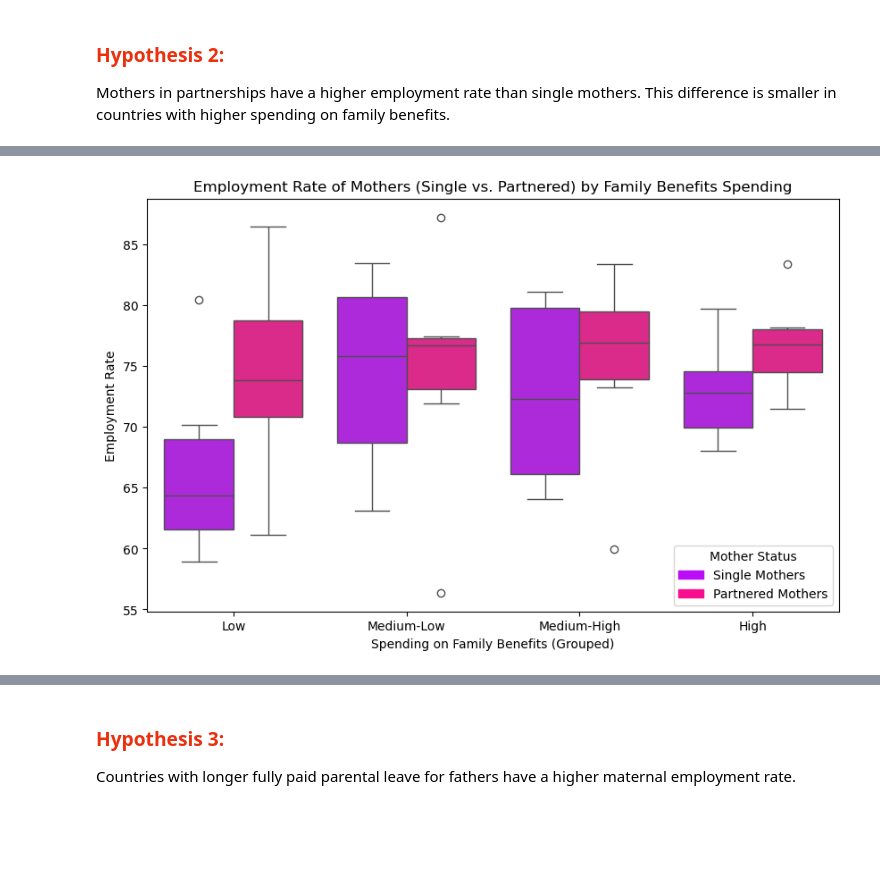
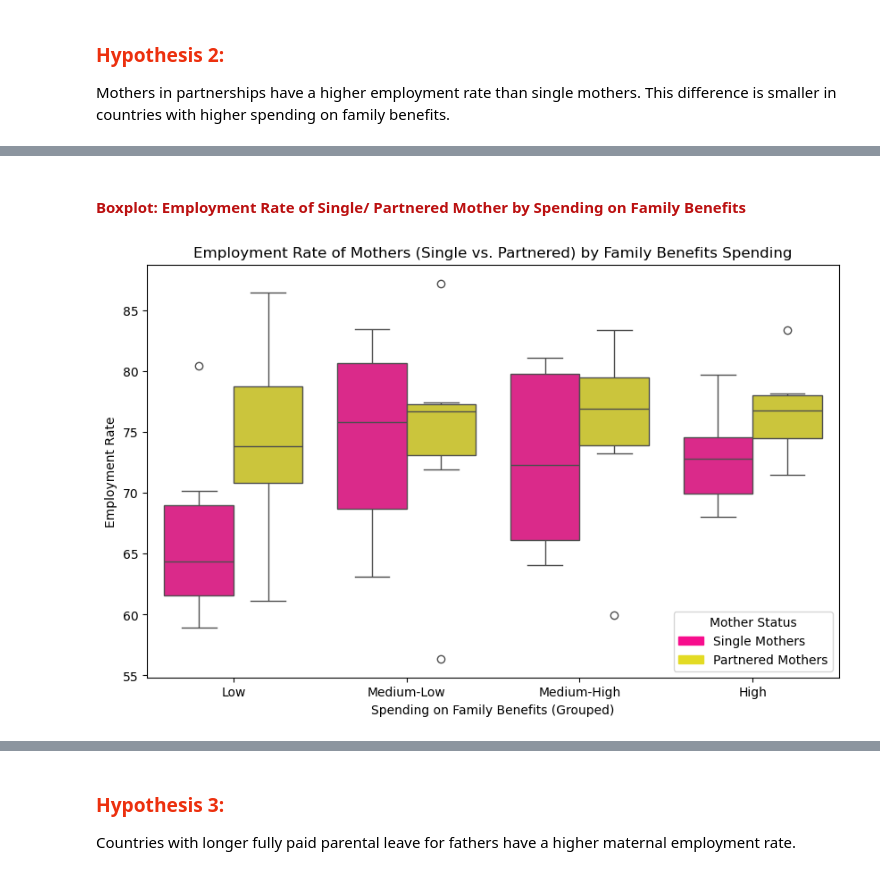
Before and after one commit to Paula0923/maternal-employment, a Jupyter notebook: EDA_maternal-employment.ipynb, the cells around one changed output, grey strips where cells are left out. Drawn from its saved outputs; the diff is of its cells as text; code cells hidden in the pictures; blank space fills up the shorter version.

```diff
--- a/EDA_maternal-employment.ipynb
+++ b/EDA_maternal-employment.ipynb
@@ -1211,24 +1166,26 @@ eda_df.groupby
+# %% [markdown]
+#### <span style="color: #bb1010;">Boxplot: Employment Rate of Single/ Partnered Mother by Spending on Family Benefits</span>
 # %%
 # creating categories for the spending on family benefits
 eda_df['spending_category'] = pd.qcut(eda_df['spending_family_benefits'], q=4, labels=['Low', 'Medium-Low', 'Medium-High', 'High'])
 
 # boxplot
 plt.figure(figsize=(10, 6))
 ax = sns.boxplot(data=eda_df.melt(id_vars=['spending_category'],
                                   value_vars=['emp_mothers_single', 'emp_mothers_partnered']),
                  x='spending_category', y='value', hue='variable',
-                 palette=['#bb0df7', '#f70d8d'])
+                 palette=['#f70d8d', '#e3db24'])
 
 # manually set legend with custom colors
 legend_patches = [
-    mpatches.Patch(color='#bb0df7', label="Single Mothers"),
-    mpatches.Patch(color='#f70d8d', label="Partnered Mothers")
+    mpatches.Patch(color='#f70d8d', label="Single Mothers"),
+    mpatches.Patch(color='#e3db24', label="Partnered Mothers")
 ]
 
 plt.xlabel("Spending on Family Benefits (Grouped)")
 plt.ylabel("Employment Rate")
 plt.title("Employment Rate of Mothers (Single vs. Partnered) by Family Benefits Spending")
 plt.legend(handles=legend_patches, title="Mother Status")
 plt.show()
 # %% [output]
-[figure, old version]
+[figure, new version]
```
Also changed, not shown: parts of 20 cells of this notebook.
